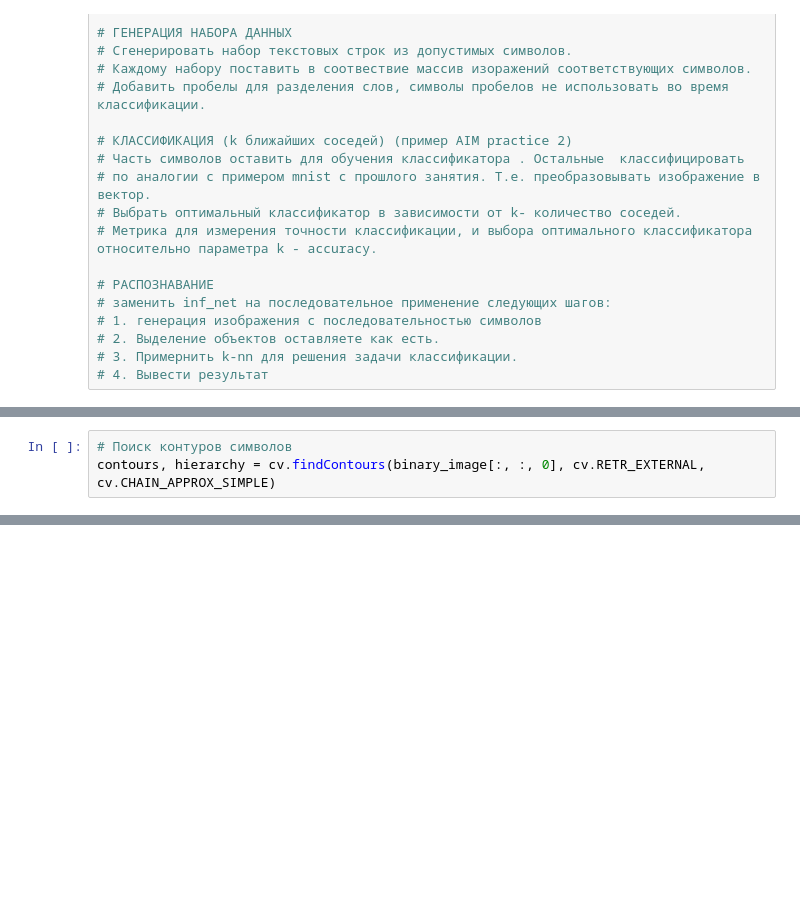
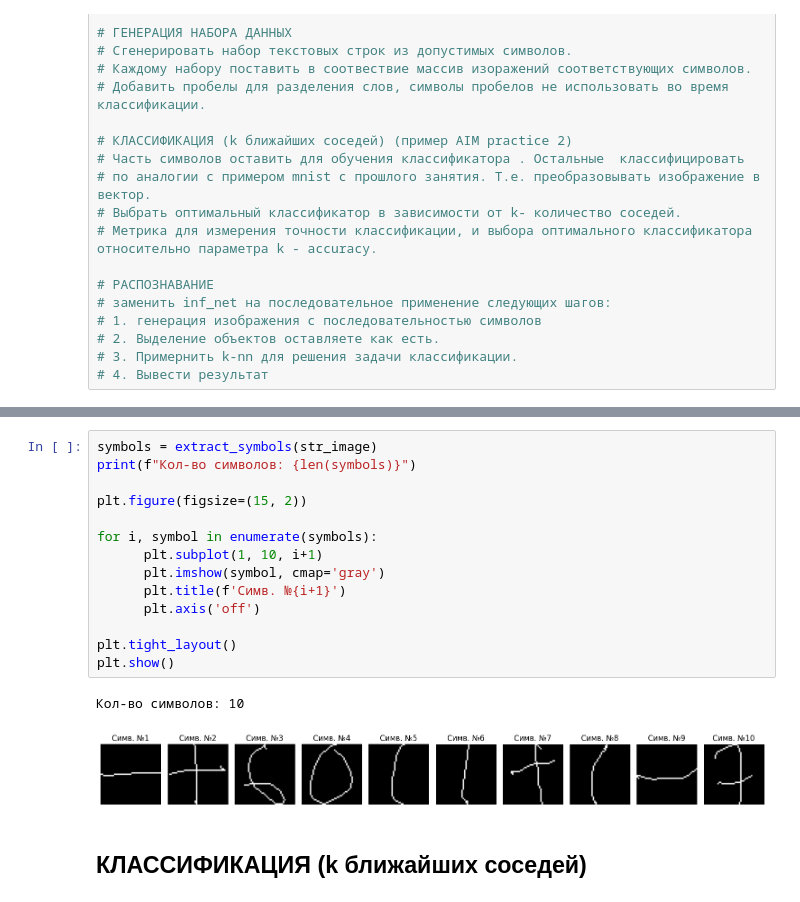
Before and after one commit to hardw3q/image-processing-unn, a Jupyter notebook: Practice_09/IP_practice_9_knn_number_sequence_classification.ipynb, the cells around one changed output, grey strips where cells are left out. Saved outputs shown, nothing was run; the diff lists cells and outputs as text; blank space fills up the shorter version.

```diff
--- a/Practice_09/IP_practice_9_knn_number_sequence_classification.ipynb
+++ b/Practice_09/IP_practice_9_knn_number_sequence_classification.ipynb
@@ -464,3 +21,0 @@ Binary image shape: (55, 720, 3)
-# %%
-# Поиск контуров символов
-contours, hierarchy = cv.findContours(binary_image[:, :, 0], cv.RETR_EXTERNAL, cv.CHAIN_APPROX_SIMPLE)
@@ -609,0 +169,19 @@ TypeError: sequence item 0: expected str instance, numpy.int32 found
+# %%
+symbols = extract_symbols(str_image)
+print(f"Кол-во символов: {len(symbols)}")
+
+plt.figure(figsize=(15, 2))
+
+for i, symbol in enumerate(symbols):
+      plt.subplot(1, 10, i+1)
+      plt.imshow(symbol, cmap='gray')
+      plt.title(f'Симв. №{i+1}')
+      plt.axis('off')
+
+plt.tight_layout()
+plt.show()
+# %% [output]
+Кол-во символов: 10
+[figure, added]
+# %% [markdown]
+## КЛАССИФИКАЦИЯ (k ближайших соседей)
```
Also changed, not shown: parts of 36 cells of this notebook, 1 other file.
